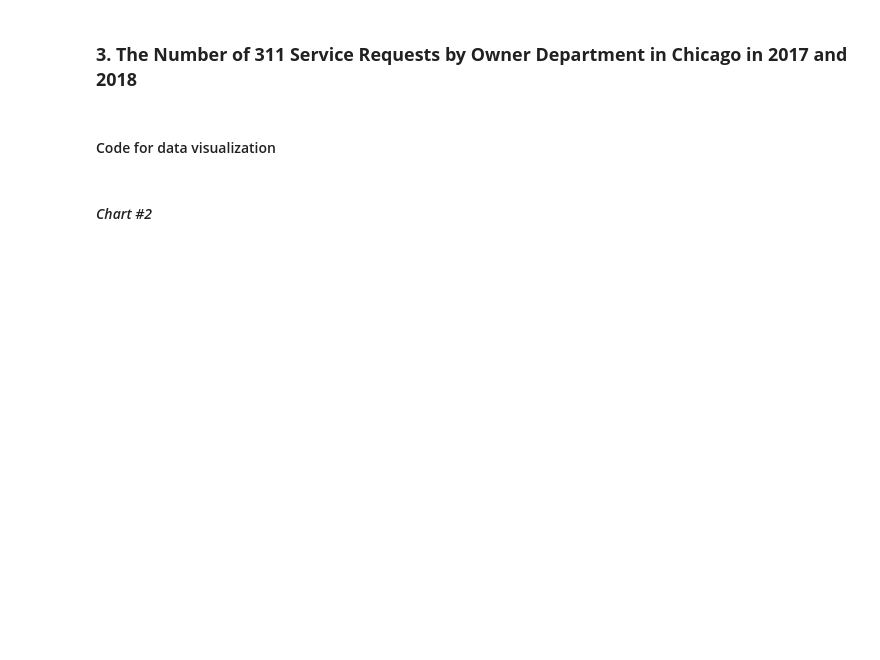
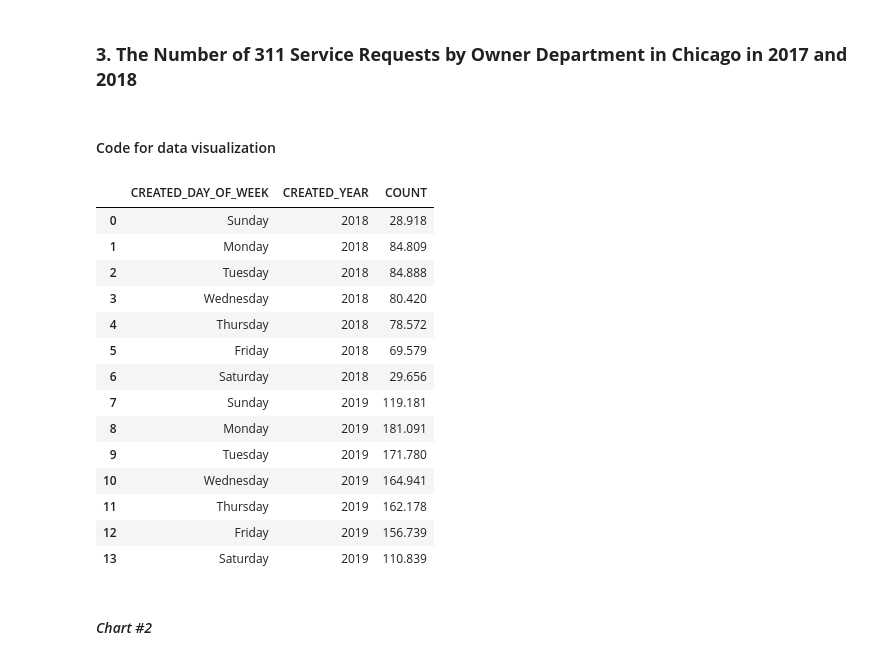
Before and after one commit to siyoungbyun/311-requests-dataviz, a Jupyter notebook: 311_service_requests_portfolio.ipynb, the cells around one changed output. Cells and saved outputs as stored; diff of their text form; code cells hidden in the pictures; blank space fills up the shorter version.

```diff
--- a/311_service_requests_portfolio.ipynb
+++ b/311_service_requests_portfolio.ipynb
@@ -286,3 +262,23 @@ top_10_type["COUNT"] = top_10_type["COUNT"] / 1000
+# %%
+top_10_filename = "./data/top_10_dept.csv"
+top_10_type = pd.read_csv(day_filename)
+top_10_type
+# %% [output]
+|  | CREATED_DAY_OF_WEEK | CREATED_YEAR | COUNT |
+| 0 | Sunday | 2018 | 28.918 |
+| 1 | Monday | 2018 | 84.809 |
+| 2 | Tuesday | 2018 | 84.888 |
+| 3 | Wednesday | 2018 | 80.420 |
+| 4 | Thursday | 2018 | 78.572 |
+| 5 | Friday | 2018 | 69.579 |
+| 6 | Saturday | 2018 | 29.656 |
+| 7 | Sunday | 2019 | 119.181 |
+| 8 | Monday | 2019 | 181.091 |
+| 9 | Tuesday | 2019 | 171.780 |
+| 10 | Wednesday | 2019 | 164.941 |
+| 11 | Thursday | 2019 | 162.178 |
+| 12 | Friday | 2019 | 156.739 |
+| 13 | Saturday | 2019 | 110.839 |
 # %%
 dept_count_chart = alt.Chart(top_10_type).mark_bar(opacity=0.7, size=45).encode(
     x=alt.X(
```
Also changed, not shown: parts of 7 cells of this notebook, 4 other files.
